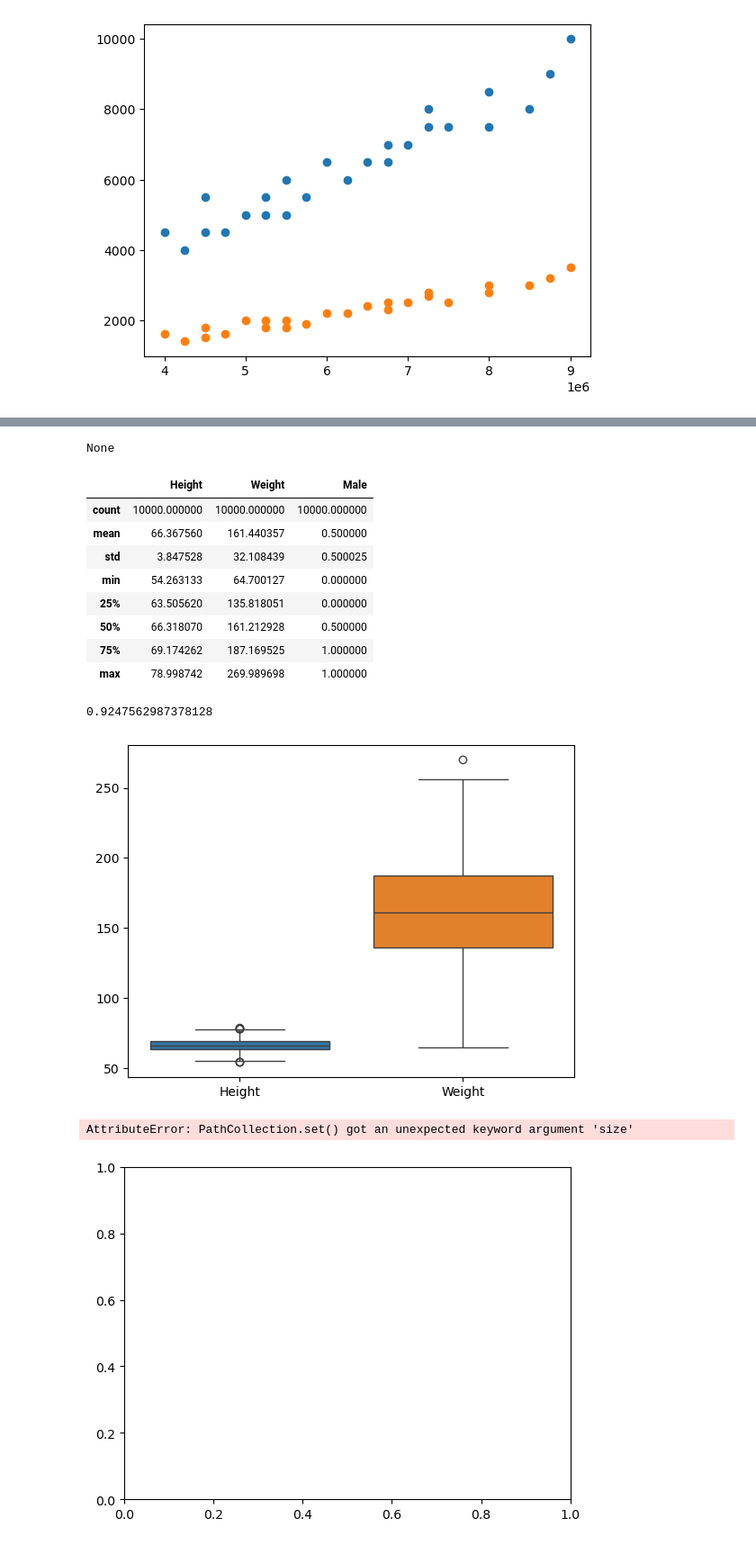
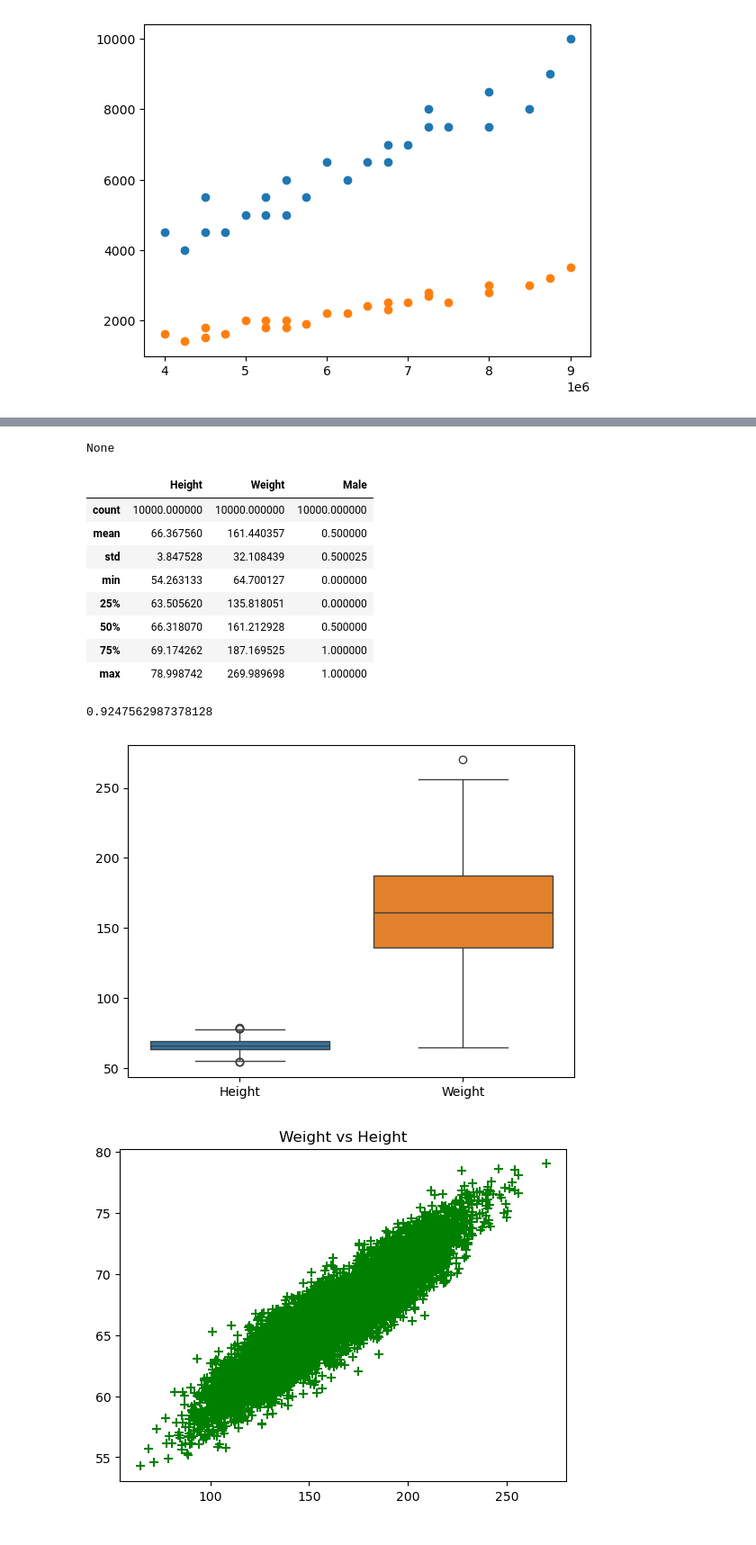
Before and after one commit to ommaniar/python-t1-qb, a Jupyter notebook: ch-2.ipynb, the cells around one changed output, grey strips where cells are left out. Shown at 90% size. Cells and saved outputs as stored; diff of their text form; code cells hidden in the pictures.

Commit message:
error solved

```diff
--- a/ch-2.ipynb
+++ b/ch-2.ipynb
@@ -89,37 +89,36 @@ display(df.describe())
 # 4.
 display(df.corr()["Height"]["Weight"])
 # 5.
-sm.boxplot([df.Height,df.Weight])
+sn.boxplot([df.Height,df.Weight])
 plt.show()
 # 6.
-plt.scatter(x=df.Weight,y=df.Height,marker="+",color="green",size=50)
+plt.scatter(x=df.Weight,y=df.Height,marker="+",color="green",s=50)
 plt.title("Weight vs Height")
 plt.show()
 # %% [output]
 <class 'pandas.core.frame.DataFrame'>
 RangeIndex: 10000 entries, 0 to 9999
 Data columns (total 3 columns):
  #   Column  Non-Null Count  Dtype
 ---  ------  --------------  -----
  0   Height  10000 non-null  float64
  1   Weight  10000 non-null  float64
  2   Male    10000 non-null  int64
 dtypes: float64(2), int64(1)
 memory usage: 234.5 KB
 None
 |  | Height | Weight | Male |
 | count | 10000.000000 | 10000.000000 | 10000.000000 |
 | mean | 66.367560 | 161.440357 | 0.500000 |
 | std | 3.847528 | 32.108439 | 0.500025 |
 | min | 54.263133 | 64.700127 | 0.000000 |
 | 25% | 63.505620 | 135.818051 | 0.000000 |
 | 50% | 66.318070 | 161.212928 | 0.500000 |
 | 75% | 69.174262 | 187.169525 | 1.000000 |
 | max | 78.998742 | 269.989698 | 1.000000 |
 0.9247562987378128
 [figure]
-AttributeError: PathCollection.set() got an unexpected keyword argument 'size'
-[figure, old version]
+[figure, new version]
 # %%
 # The file "sales.csv" contains the monthly sales data for a store over a year. Each row contains the month (in the format "yyyy-mm"),
 # the total sales for that month, and the number of items sold. Create a pandas DataFrame from this data and plot the monthly sales
```
